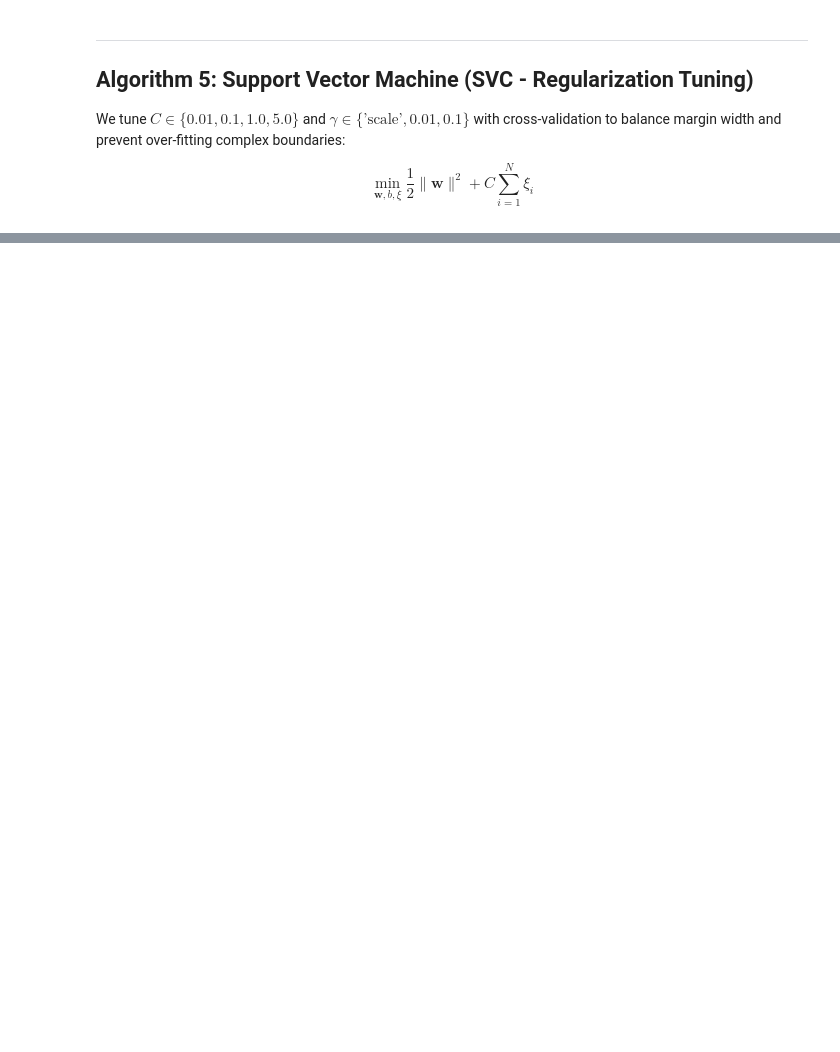
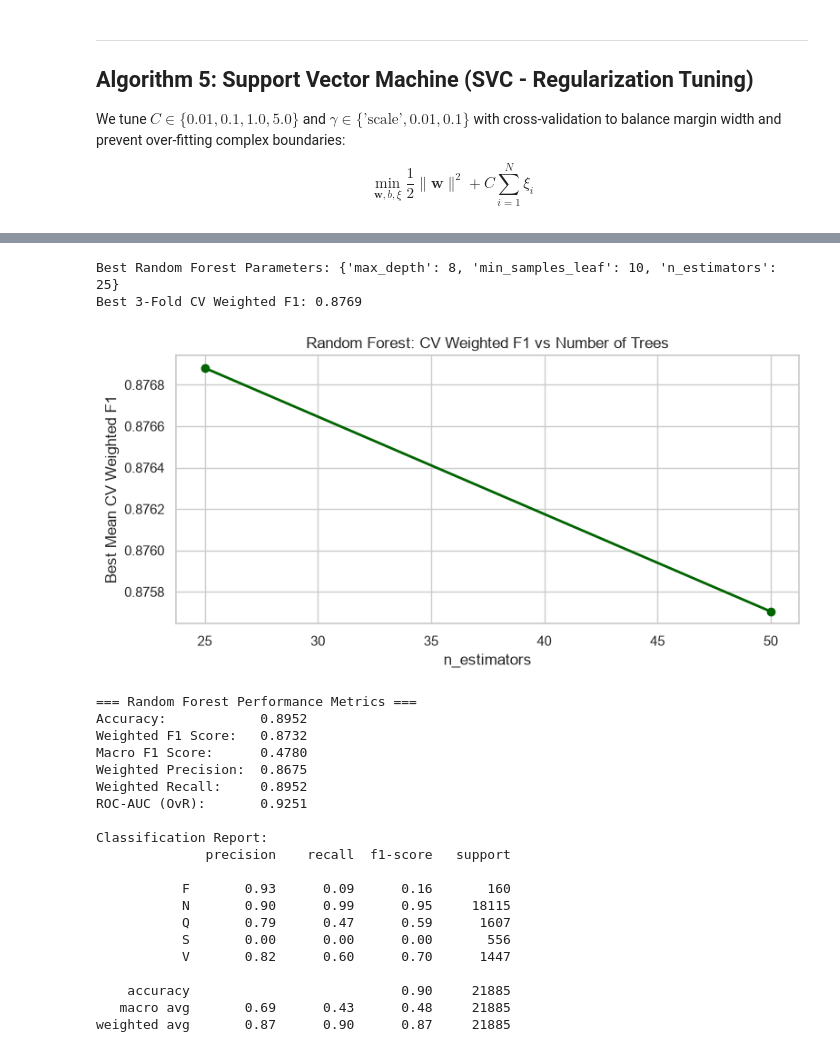
Before and after one commit to Chittesh249/ECG-Case-Study, a Jupyter notebook: notebooks/classification.ipynb, the cells around one changed output, grey strips where cells are left out. Cells and saved outputs as stored; diff of their text form; code cells hidden in the pictures; blank space fills up the shorter version.

```diff
--- a/notebooks/classification.ipynb
+++ b/notebooks/classification.ipynb
@@ -657,0 +701,47 @@ weighted avg       0.87      0.90      0.88     21885
+# %%
+# Compare a small set of tree counts with constrained tree complexity
+param_grid_rf = {
+    'n_estimators': [25, 50],
+    'max_depth': [8],
+    'min_samples_leaf': [10]
+}
+
+grid_rf = GridSearchCV(
+    RandomForestClassifier(random_state=42),
+    param_grid_rf,
+    cv=2,
+    scoring='f1_weighted',
+    n_jobs=-1
+)
+grid_rf.fit(X_train, y_train)
+
+print(f"Best Random Forest Parameters: {grid_rf.best_params_}")
+print(f"Best 3-Fold CV Weighted F1: {grid_rf.best_score_:.4f}")
+
+# CV Weighted F1 vs n_estimators (best score over the other parameters)
+results_rf = pd.DataFrame(grid_rf.cv_results_)
+rf_curve = results_rf.groupby('param_n_estimators')['mean_test_score'].max().reset_index()
+
+plt.figure(figsize=(8, 4))
+plt.plot(rf_curve['param_n_estimators'].astype(int), rf_curve['mean_test_score'], marker='o', linewidth=2, color='darkgreen')
+plt.title("Random Forest: CV Weighted F1 vs Number of Trees")
+plt.xlabel("n_estimators")
+plt.ylabel("Best Mean CV Weighted F1")
+plt.tight_layout()
+plt.show()
+
+# Test Evaluation
+best_rf = grid_rf.best_estimator_
+y_pred_rf = best_rf.predict(X_test)
+y_proba_rf = best_rf.predict_proba(X_test)
+
+metrics_rf = evaluate_model("Random Forest", y_test, y_pred_rf, y_proba_rf)
+
+fig, ax = plt.subplots(figsize=(6, 5))
+ConfusionMatrixDisplay.from_predictions(
+    y_test, y_pred_rf, display_labels=class_names, cmap='Greens', ax=ax
+)
+plt.title(f'Random Forest (n_estimators={best_rf.n_estimators}) - Confusion Matrix')
+plt.tight_layout()
+plt.show()
+# %% [output]
@@ -657,0 +765,23 @@ weighted avg       0.87      0.90      0.88     21885
+Best Random Forest Parameters: {'max_depth': 8, 'min_samples_leaf': 10, 'n_estimators': 25}
+Best 3-Fold CV Weighted F1: 0.8769
+[figure, added]
+=== Random Forest Performance Metrics ===
+Accuracy:            0.8952
+Weighted F1 Score:   0.8732
+Macro F1 Score:      0.4780
+Weighted Precision:  0.8675
+Weighted Recall:     0.8952
+ROC-AUC (OvR):       0.9251
+
+Classification Report:
+              precision    recall  f1-score   support
+
+           F       0.93      0.09      0.16       160
+           N       0.90      0.99      0.95     18115
+           Q       0.79      0.47      0.59      1607
+           S       0.00      0.00      0.00       556
+           V       0.82      0.60      0.70      1447
+
+    accuracy                           0.90     21885
+   macro avg       0.69      0.43      0.48     21885
+weighted avg       0.87      0.90      0.87     21885
```
Also changed, not shown: parts of 24 cells of this notebook, 1 other file.
